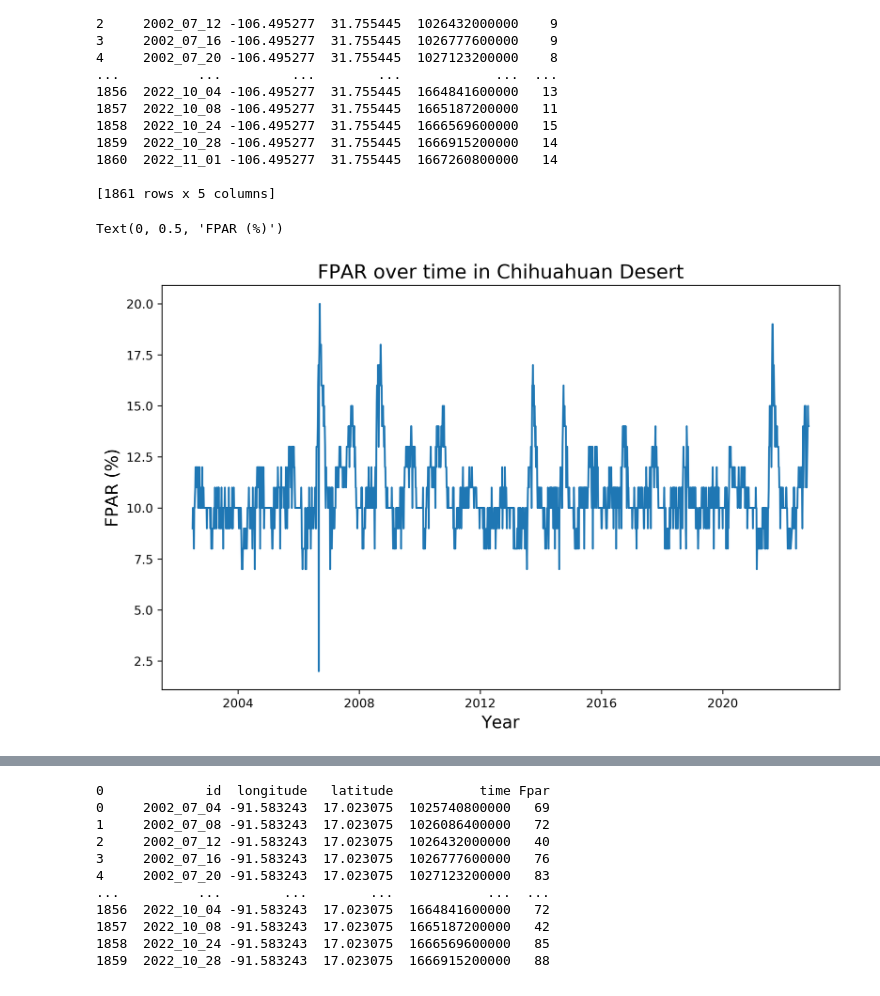
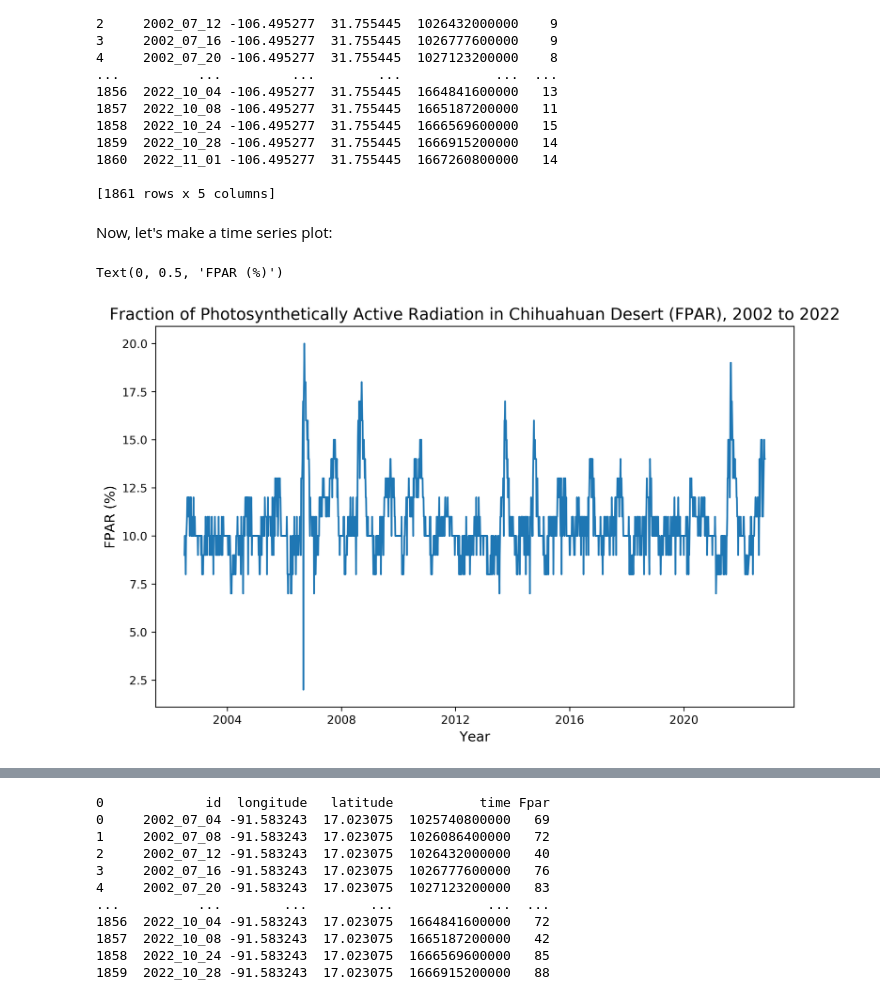
Before and after one commit to EDS220-Fall2022-org/homework-2-team-3, a Jupyter notebook: finalproject_template.ipynb, the cells around one changed output, grey strips where cells are left out. Saved outputs shown, nothing was run; the diff lists cells and outputs as text; code cells hidden in the pictures.

```diff
--- a/finalproject_template.ipynb
+++ b/finalproject_template.ipynb
@@ -131,16 +131,15 @@ print(df_fparD)
 1860  2022_11_01 -106.495277  31.755445  1667260800000   14
 
 [1861 rows x 5 columns]
+# %% [markdown]
+Now, let's make a time series plot:
 # %%
-# Make time a datetime
-df_fparD['datetime'] = pd.to_datetime(df_fparD['time'], unit = 'ms')
-
-# Plot the time series
-plt.figure(figsize=(10, 6), dpi=300)    # create a new figure, set size and resolution (dpi)
-plt.plot(df_fparD['datetime'],df_fparD['Fpar'])   # add data to the plot
-plt.title('FPAR over time in Chihuahuan Desert', fontsize=16)
-plt.xlabel('Year', fontsize=14)
-plt.ylabel('FPAR (%)', fontsize=14)
+# Plot time series for FPAR variable in Chihuahuan Desert
+plt.figure(figsize = (10, 6), dpi = 300) # create figure; set size and resolution (dpi)
+plt.plot(df_fparD['datetime'], df_fparD['Fpar']) # add data to plot
+plt.title('Fraction of Photosynthetically Active Radiation in Chihuahuan Desert (FPAR), 2002 to 2022', fontsize = 14) # add title to plot
+plt.xlabel('Year', fontsize = 12) # add x label to plot
+plt.ylabel('FPAR (%)', fontsize = 12) # add y label to plot
 # %% [output]
 Text(0, 0.5, 'FPAR (%)')
-[figure, old version]
+[figure, new version]
```
Also changed, not shown: parts of 40 cells of this notebook, 2 other files.
